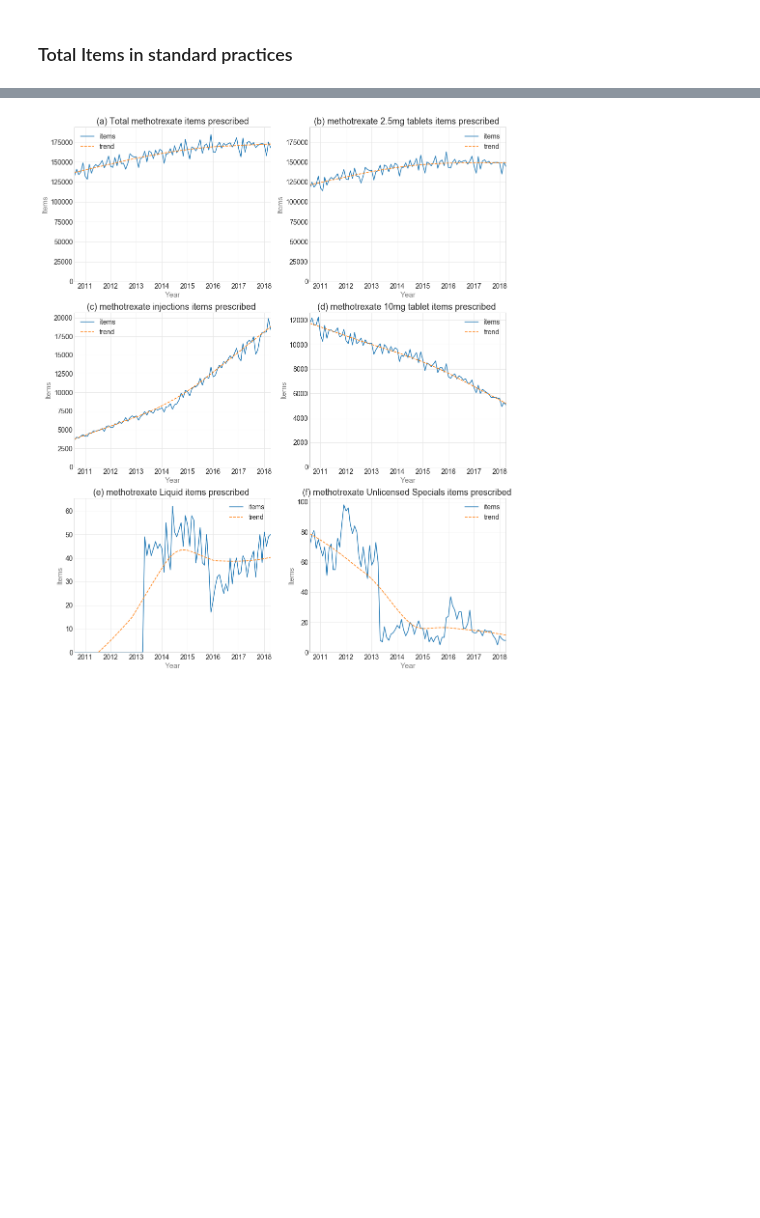
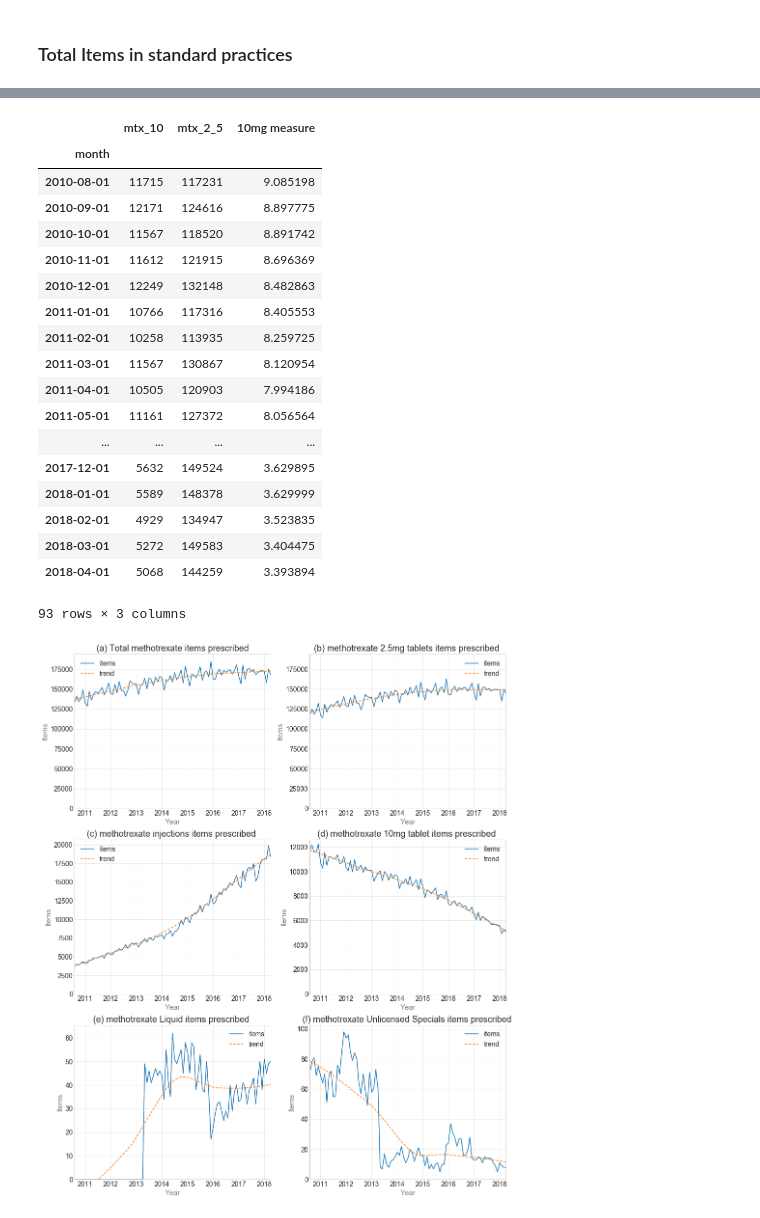
Before and after one commit to ebmdatalab/Methotrexate, a Jupyter notebook: Methotrexate Workbook Final Pass.ipynb, the cells around one changed output, grey strips where cells are left out. Drawn from its saved outputs; the diff is of its cells as text; code cells hidden in the pictures; blank space fills up the shorter version.

```diff
--- a/Methotrexate Workbook Final Pass.ipynb
+++ b/Methotrexate Workbook Final Pass.ipynb
@@ -392,0 +444,5 @@ plt.show()
+# %%
+###10/2.5mg ratio
+ratioprep = gp_mtx.groupby('month').sum()[['mtx_10','mtx_2_5']]
+ratioprep
+###pc["10mg measure"] = 100*(pc.mtx_10/(pc.mtx_10+pc.mtx_2_5)).fillna(0)
@@ -393,3 +469,26 @@ plt.show()
+# %%
+ratioprep['10mg measure'] = 100*(ratioprep['mtx_10']/(ratioprep['mtx_10']+ratioprep['mtx_2_5']))
+ratioprep
+# %% [output]
+|  | mtx_10 | mtx_2_5 | 10mg measure |
+| month |  |  |  |
+| 2010-08-01 | 11715 | 117231 | 9.085198 |
+| 2010-09-01 | 12171 | 124616 | 8.897775 |
+| 2010-10-01 | 11567 | 118520 | 8.891742 |
+| 2010-11-01 | 11612 | 121915 | 8.696369 |
+| 2010-12-01 | 12249 | 132148 | 8.482863 |
+| 2011-01-01 | 10766 | 117316 | 8.405553 |
+| 2011-02-01 | 10258 | 113935 | 8.259725 |
+| 2011-03-01 | 11567 | 130867 | 8.120954 |
+| 2011-04-01 | 10505 | 120903 | 7.994186 |
+| 2011-05-01 | 11161 | 127372 | 8.056564 |
+| ... | ... | ... | ... |
+| 2017-12-01 | 5632 | 149524 | 3.629895 |
+| 2018-01-01 | 5589 | 148378 | 3.629999 |
+| 2018-02-01 | 4929 | 134947 | 3.523835 |
+| 2018-03-01 | 5272 | 149583 | 3.404475 |
+| 2018-04-01 | 5068 | 144259 | 3.393894 |
+93 rows × 3 columns
 # %%
 # total items in standard practices = 4
 
```
Also changed, not shown: parts of 6 cells of this notebook.
